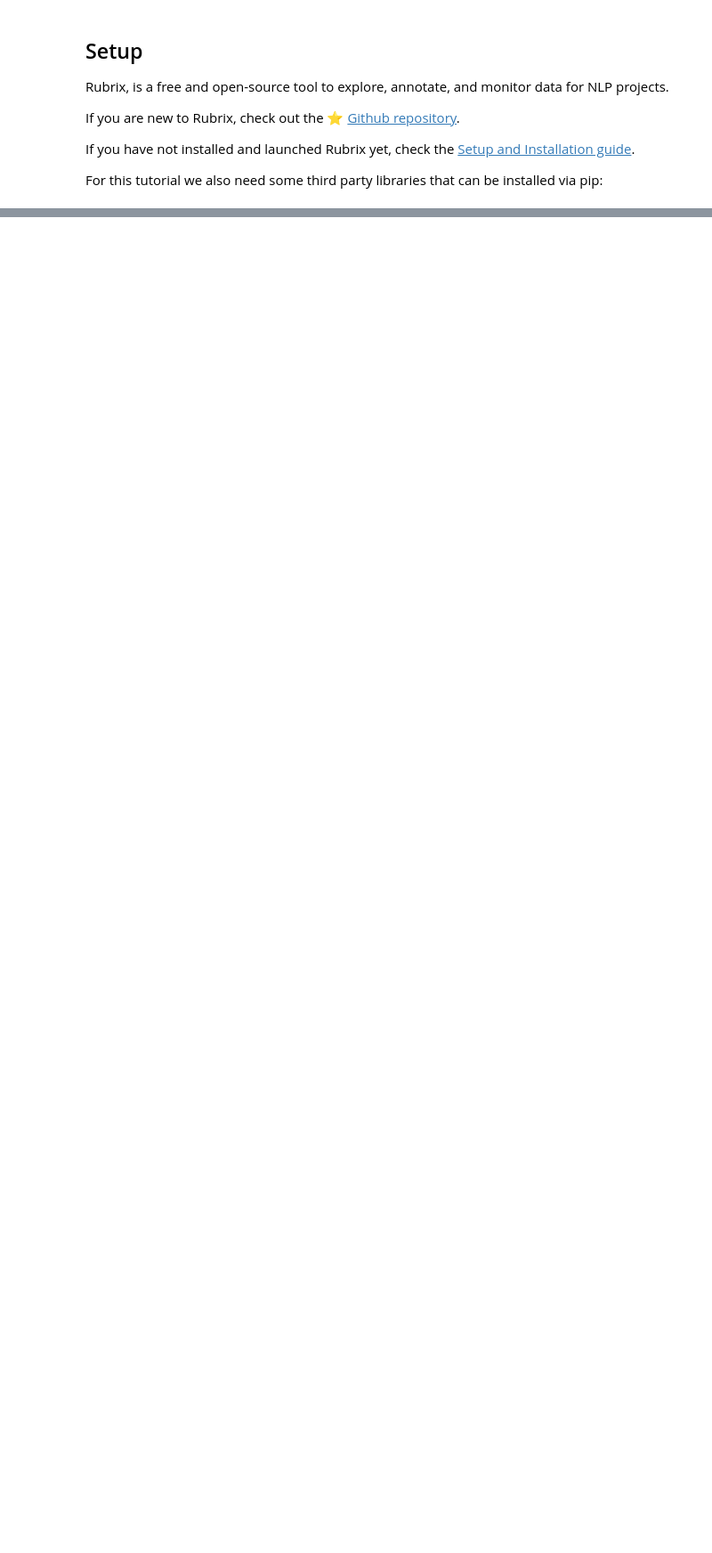
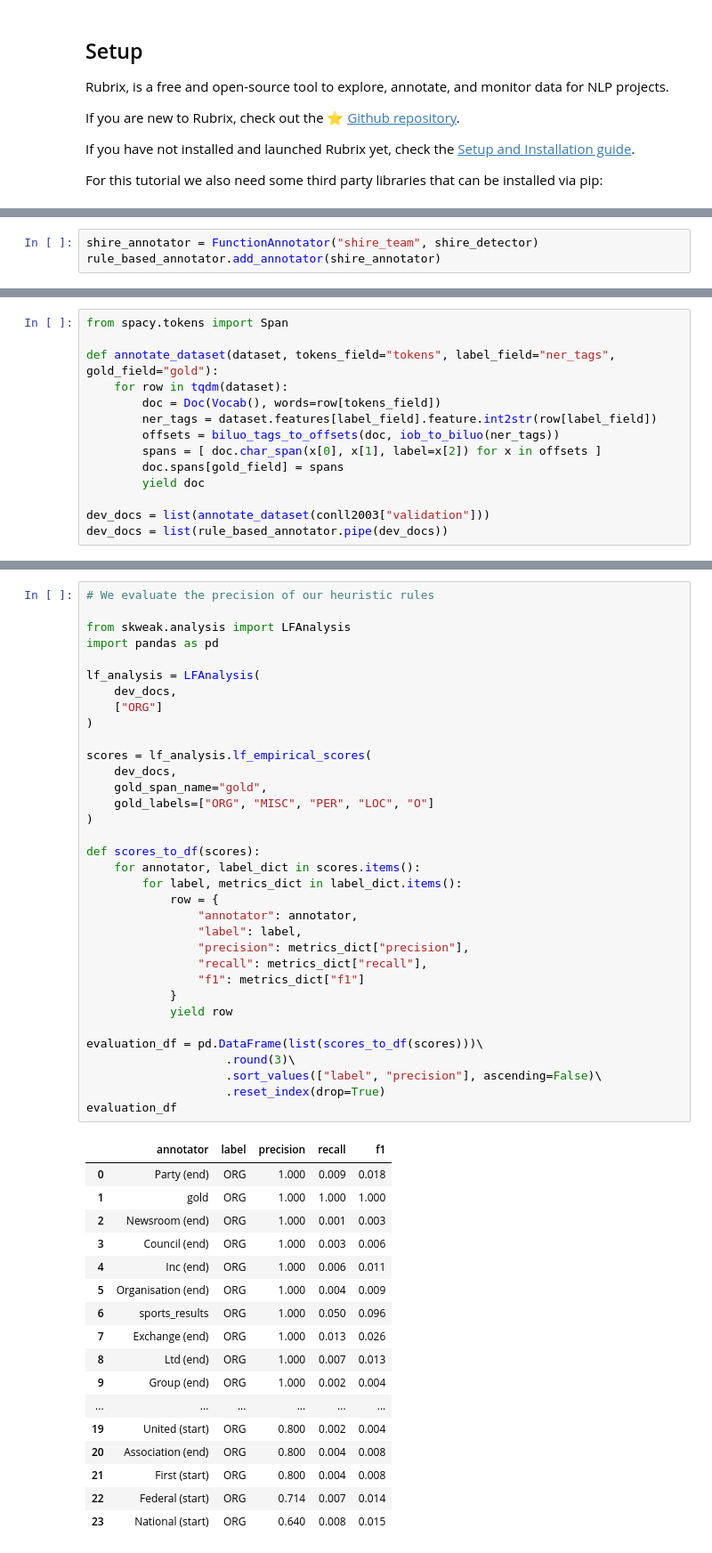
Before and after one commit to argilla-io/argilla, a Jupyter notebook: docs/tutorials/skweak.ipynb, the cells around one changed output, grey strips where cells are left out. Shown at 89% size. Drawn from its saved outputs; the diff is of its cells as text; blank space fills up the shorter version.

Commit message:
Documentation - heuristic rules

```diff
--- a/docs/tutorials/skweak.ipynb
+++ b/docs/tutorials/skweak.ipynb
@@ -504,0 +274,3 @@ log_to_rubrix(dataset["train"]["tokens"], train_docs, limit=None, rubrix_dataset
+# %%
+shire_annotator = FunctionAnnotator("shire_team", shire_detector)
+rule_based_annotator.add_annotator(shire_annotator)
@@ -504,0 +281,14 @@ log_to_rubrix(dataset["train"]["tokens"], train_docs, limit=None, rubrix_dataset
+# %%
+from spacy.tokens import Span
+
+def annotate_dataset(dataset, tokens_field="tokens", label_field="ner_tags", gold_field="gold"):
+    for row in tqdm(dataset):
+        doc = Doc(Vocab(), words=row[tokens_field])
+        ner_tags = dataset.features[label_field].feature.int2str(row[label_field])
+        offsets = biluo_tags_to_offsets(doc, iob_to_biluo(ner_tags))
+        spans = [ doc.char_span(x[0], x[1], label=x[2]) for x in offsets ]
+        doc.spans[gold_field] = spans
+        yield doc
+
+dev_docs = list(annotate_dataset(conll2003["validation"]))
+dev_docs = list(rule_based_annotator.pipe(dev_docs))
@@ -504,0 +328,52 @@ log_to_rubrix(dataset["train"]["tokens"], train_docs, limit=None, rubrix_dataset
+# %%
+# We evaluate the precision of our heuristic rules
+
+from skweak.analysis import LFAnalysis
+import pandas as pd
+
+lf_analysis = LFAnalysis(
+    dev_docs,
+    ["ORG"]
+)
+
+scores = lf_analysis.lf_empirical_scores(
+    dev_docs,
+    gold_span_name="gold",
+    gold_labels=["ORG", "MISC", "PER", "LOC", "O"]
+)
+
+def scores_to_df(scores):
+    for annotator, label_dict in scores.items():
+        for label, metrics_dict in label_dict.items():
+            row = {
+                "annotator": annotator,
+                "label": label,
+                "precision": metrics_dict["precision"],
+                "recall": metrics_dict["recall"],
+                "f1": metrics_dict["f1"]
+            }
+            yield row
+
+evaluation_df = pd.DataFrame(list(scores_to_df(scores)))\
+                    .round(3)\
+                    .sort_values(["label", "precision"], ascending=False)\
+                    .reset_index(drop=True)
+evaluation_df
+# %% [output]
+|  | annotator | label | precision | recall | f1 |
+| 0 | Party (end) | ORG | 1.000 | 0.009 | 0.018 |
+| 1 | gold | ORG | 1.000 | 1.000 | 1.000 |
+| 2 | Newsroom (end) | ORG | 1.000 | 0.001 | 0.003 |
+| 3 | Council (end) | ORG | 1.000 | 0.003 | 0.006 |
+| 4 | Inc (end) | ORG | 1.000 | 0.006 | 0.011 |
+| 5 | Organisation (end) | ORG | 1.000 | 0.004 | 0.009 |
+| 6 | sports_results | ORG | 1.000 | 0.050 | 0.096 |
+| 7 | Exchange (end) | ORG | 1.000 | 0.013 | 0.026 |
+| 8 | Ltd (end) | ORG | 1.000 | 0.007 | 0.013 |
+| 9 | Group (end) | ORG | 1.000 | 0.002 | 0.004 |
+| ... | ... | ... | ... | ... | ... |
+| 19 | United (start) | ORG | 0.800 | 0.002 | 0.004 |
+| 20 | Association (end) | ORG | 0.800 | 0.004 | 0.008 |
+| 21 | First (start) | ORG | 0.800 | 0.004 | 0.008 |
+| 22 | Federal (start) | ORG | 0.714 | 0.007 | 0.014 |
+| 23 | National (start) | ORG | 0.640 | 0.008 | 0.015 |
```
Also changed, not shown: parts of 70 cells of this notebook.
